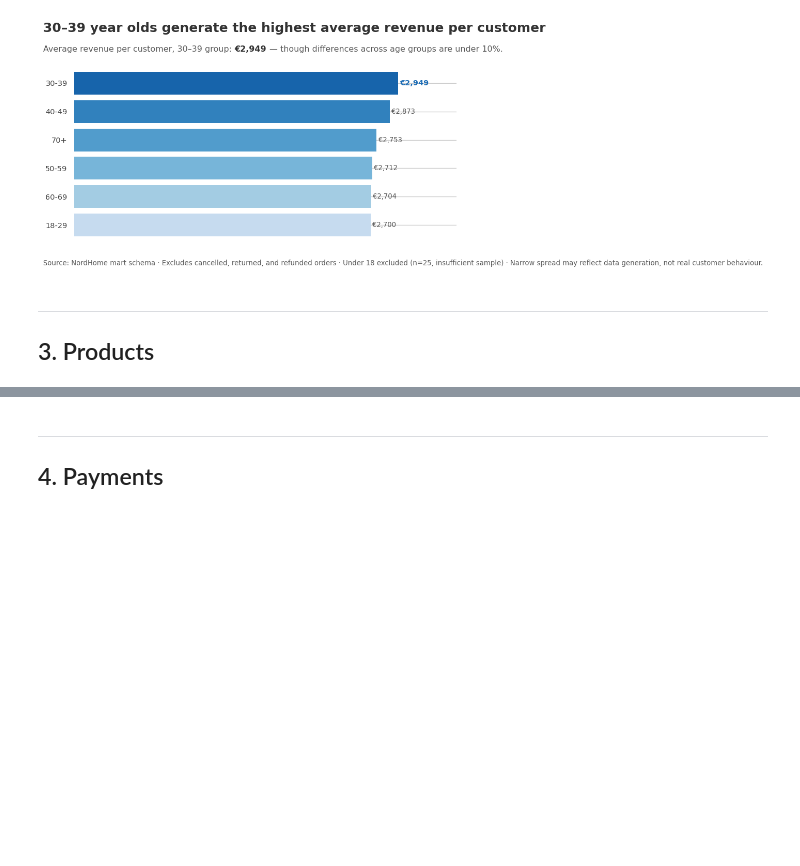
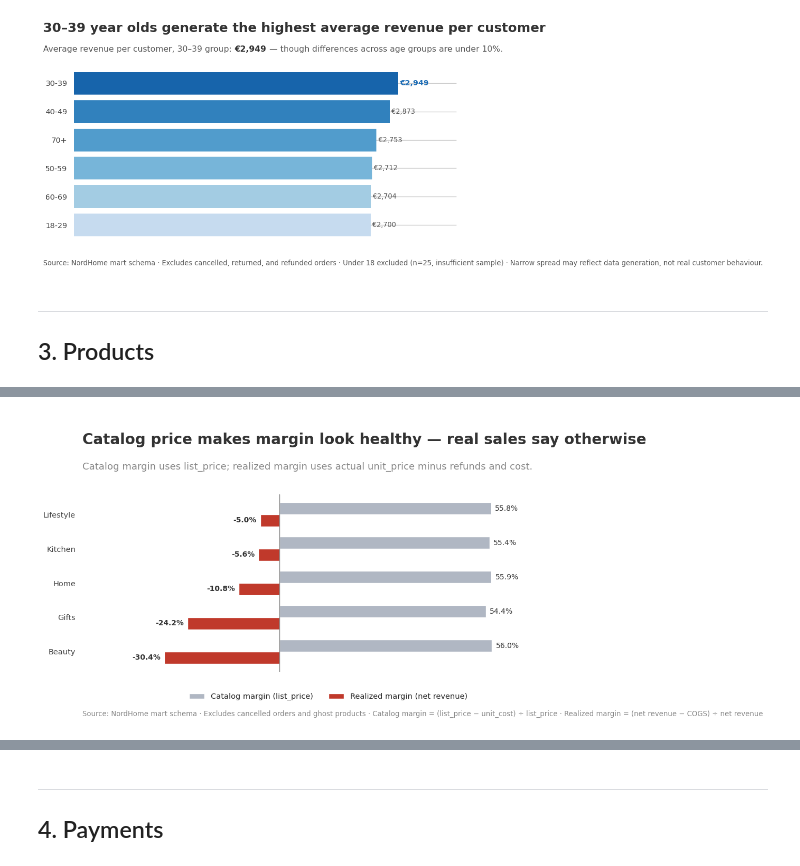
Before and after one commit to eileenheyer-cyber/nordhome_retail_analytics, a Jupyter notebook: 04_EDA/nordhome_eda.ipynb, the cells around one changed output, grey strips where cells are left out. Saved outputs shown, nothing was run; the diff lists cells and outputs as text; code cells hidden in the pictures; blank space fills up the shorter version.

```diff
--- a/04_EDA/nordhome_eda.ipynb
+++ b/04_EDA/nordhome_eda.ipynb
@@ -2663,0 +2669,94 @@ Lifestyle          147.68          63.11             84.57           55.46
+# %%
+import importlib
+import base_style
+importlib.reload(base_style)
+from base_style import GREY_TEXT, NEGATIVE
+
+df_margin_compare = pd.read_sql("""
+    WITH revenue AS (
+        SELECT
+            dp.category,
+            SUM(foi.line_total)                AS net_line_revenue,
+            SUM(dp.list_price * foi.quantity)  AS catalog_revenue,
+            SUM(dp.unit_cost * foi.quantity)   AS cost_of_goods_sold
+        FROM mart.fact_order_items foi
+        JOIN mart.dim_product dp ON foi.product_key = dp.product_key
+        WHERE foi.order_status NOT IN ('Cancelled')
+          AND foi.ghost_product_flag = false
+          AND dp.category != 'Unknown'
+          AND dp.unit_cost IS NOT NULL
+        GROUP BY dp.category
+    ),
+    refunds AS (
+        SELECT
+            dp.category,
+            SUM(fr.refund_amount) AS total_refunds
+        FROM mart.fact_returns fr
+        JOIN mart.dim_product dp ON fr.product_key = dp.product_key
+        WHERE fr.ghost_product_flag = false
+          AND dp.category != 'Unknown'
+        GROUP BY dp.category
+    )
+    SELECT
+        r.category,
+        ROUND(((r.catalog_revenue - r.cost_of_goods_sold) / NULLIF(r.catalog_revenue, 0) * 100)::numeric, 2) AS catalog_margin_pct,
+        ROUND(((r.net_line_revenue - COALESCE(f.total_refunds, 0) - r.cost_of_goods_sold)
+               / NULLIF(r.net_line_revenue - COALESCE(f.total_refunds, 0), 0) * 100)::numeric, 2) AS realized_margin_pct
+    FROM revenue r
+    LEFT JOIN refunds f ON r.category = f.category
+    ORDER BY realized_margin_pct ASC
+""", engine)
+
+fig, ax = plt.subplots(figsize=(10, 6))
+fig.subplots_adjust(left=0.05, right=0.98, top=0.72, bottom=0.16)
+
+n = len(df_margin_compare)
+y = range(n)
+bar_height = 0.35
+
+ax_title = fig.add_axes([0.05, 0.78, 0.90, 0.18])
+ax_title.axis("off")
+ax_title.text(0, 0.55, "Catalog price makes margin look healthy \u2014 real sales say otherwise",
+              transform=ax_title.transAxes, fontsize=20, fontweight="bold",
+              color="#333333", va="baseline")
+ax_title.text(0, 0.10,
+              "Catalog margin uses list_price; realized margin uses actual unit_price minus refunds and cost.",
+              transform=ax_title.transAxes, fontsize=13,
+              color=GREY_TEXT, va="baseline")
+
+ax.barh([i + bar_height / 2 for i in y], df_margin_compare["catalog_margin_pct"],
+        height=bar_height, color="#B0B7C3", label="Catalog margin (list_price)")
+ax.barh([i - bar_height / 2 for i in y], df_margin_compare["realized_margin_pct"],
+        height=bar_height, color=NEGATIVE, label="Realized margin (net revenue)")
+
+ax.axvline(0, color="#888888", linewidth=1)
+
+for i, (cat_val, real_val) in enumerate(zip(df_margin_compare["catalog_margin_pct"],
+                                             df_margin_compare["realized_margin_pct"])):
+    ax.text(cat_val + 1, i + bar_height / 2, f"{cat_val:.1f}%", va="center", ha="left",
+            fontsize=10, color="#333333")
+    ax.text(real_val - 1, i - bar_height / 2, f"{real_val:.1f}%", va="center", ha="right",
+            fontsize=10, color="#333333", fontweight="bold")
+
+ax.set_yticks(list(y))
+ax.set_yticklabels(df_margin_compare["category"])
+ax.set_xticks([])
+ax.xaxis.grid(False)
+ax.yaxis.grid(False)
+ax.margins(x=0.25)
+for spine in ax.spines.values():
+    spine.set_visible(False)
+ax.tick_params(axis="both", labelsize=10.5, colors="#444444")
+ax.legend(loc="upper center", bbox_to_anchor=(0.5, -0.08), ncol=2, frameon=False, fontsize=10.5)
+
+fig.text(0.05, 0.02,
+         "Source: NordHome mart schema \u00b7 Excludes cancelled orders and ghost products \u00b7 "
+         "Catalog margin = (list_price \u2212 unit_cost) \u00f7 list_price \u00b7 "
+         "Realized margin = (net revenue \u2212 COGS) \u00f7 net revenue",
+         fontsize=9.5, color=GREY_TEXT)
+
+plt.savefig("figures/catalog_vs_realized_margin_by_category.png", dpi=150, bbox_inches="tight")
+plt.show()
+print(df_margin_compare.to_string(index=False))
+# %% [output]
+[figure, added]
```
Also changed, not shown: parts of 55 cells of this notebook, 10 other files.
